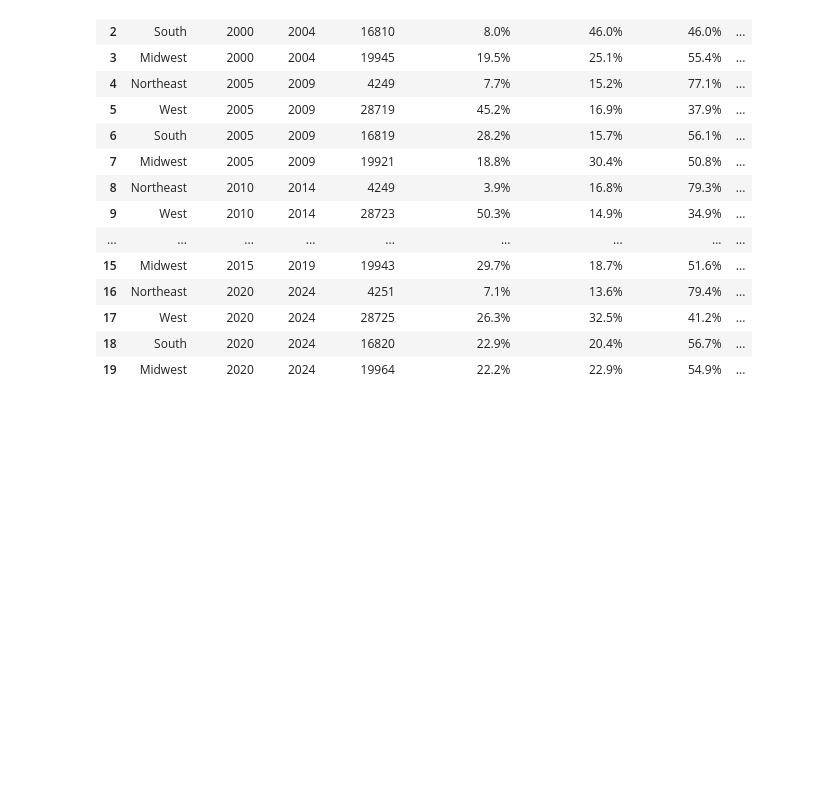
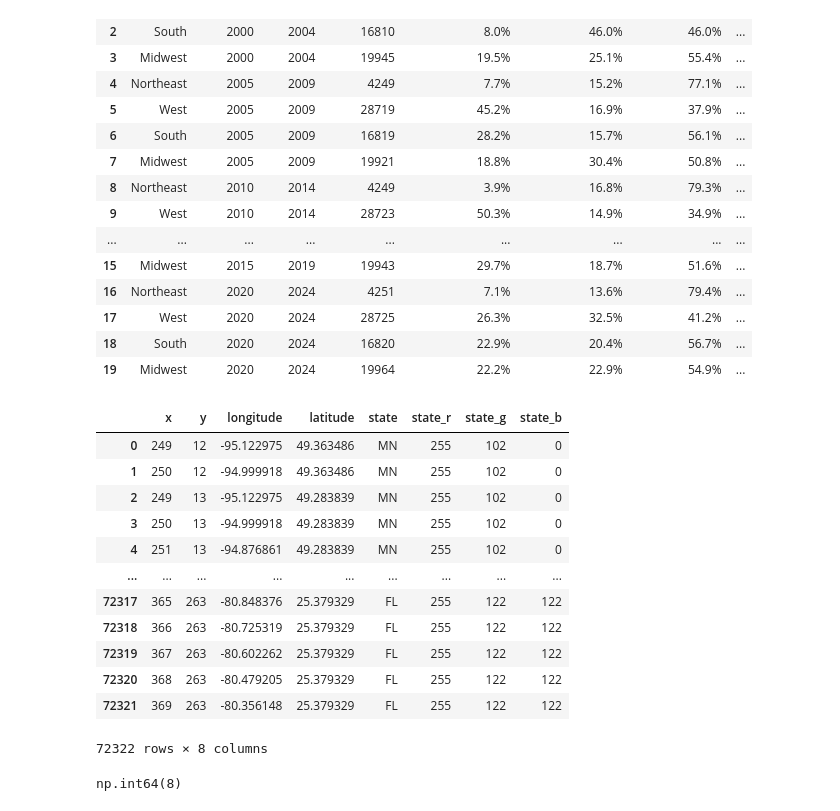
Before and after one commit to Dhrutube/DSC-106-Final-Project, a Jupyter notebook: test.ipynb, the cells around one changed output. Drawn from its saved outputs; the diff is of its cells as text; code cells hidden in the pictures; blank space fills up the shorter version.

```diff
--- a/test.ipynb
+++ b/test.ipynb
@@ -271,0 +274,17 @@ display_df.to_csv('data/5YearPercentChange_ByRegion.csv')
+# %%
+stateRef = pd.read_csv('data/state_reference_data.csv')
+stateRef
+# %% [output]
+|  | x | y | longitude | latitude | state | state_r | state_g | state_b |
+| 0 | 249 | 12 | -95.122975 | 49.363486 | MN | 255 | 102 | 0 |
+| 1 | 250 | 12 | -94.999918 | 49.363486 | MN | 255 | 102 | 0 |
+| 2 | 249 | 13 | -95.122975 | 49.283839 | MN | 255 | 102 | 0 |
+| 3 | 250 | 13 | -94.999918 | 49.283839 | MN | 255 | 102 | 0 |
+| 4 | 251 | 13 | -94.876861 | 49.283839 | MN | 255 | 102 | 0 |
+| ... | ... | ... | ... | ... | ... | ... | ... | ... |
+| 72317 | 365 | 263 | -80.848376 | 25.379329 | FL | 255 | 122 | 122 |
+| 72318 | 366 | 263 | -80.725319 | 25.379329 | FL | 255 | 122 | 122 |
+| 72319 | 367 | 263 | -80.602262 | 25.379329 | FL | 255 | 122 | 122 |
+| 72320 | 368 | 263 | -80.479205 | 25.379329 | FL | 255 | 122 | 122 |
+| 72321 | 369 | 263 | -80.356148 | 25.379329 | FL | 255 | 122 | 122 |
+72322 rows × 8 columns
@@ -271,0 +293,4 @@ display_df.to_csv('data/5YearPercentChange_ByRegion.csv')
+# %%
+stateRef.x.min()
+# %% [output]
+np.int64(8)
```
Also changed, not shown: parts of 4 cells of this notebook, 4 other files.
